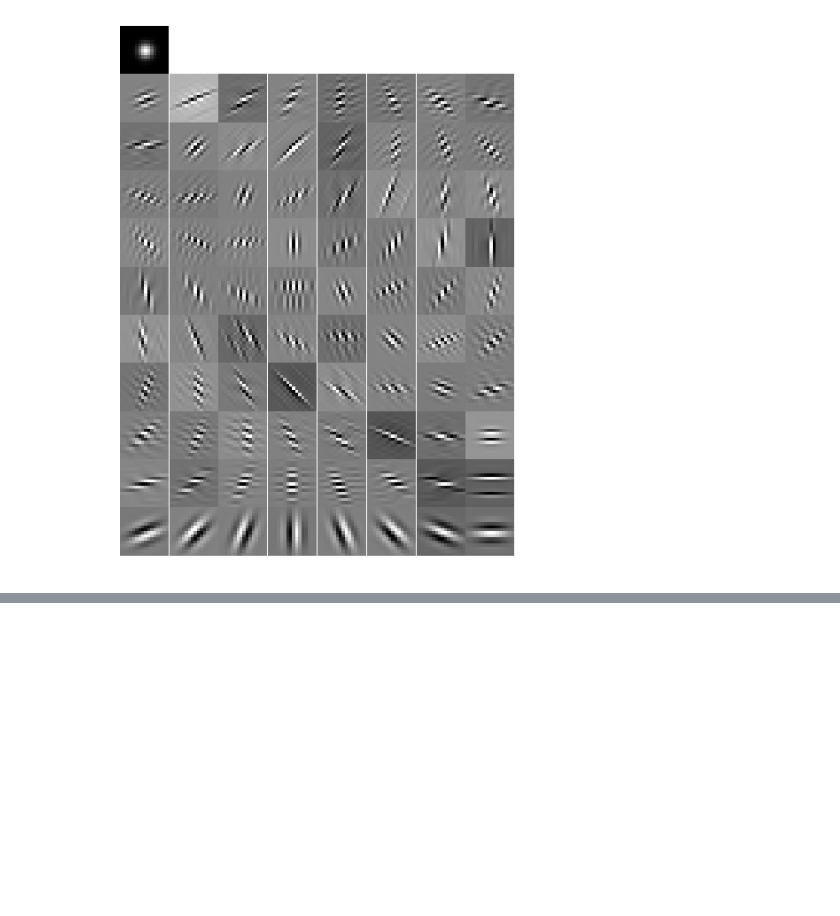
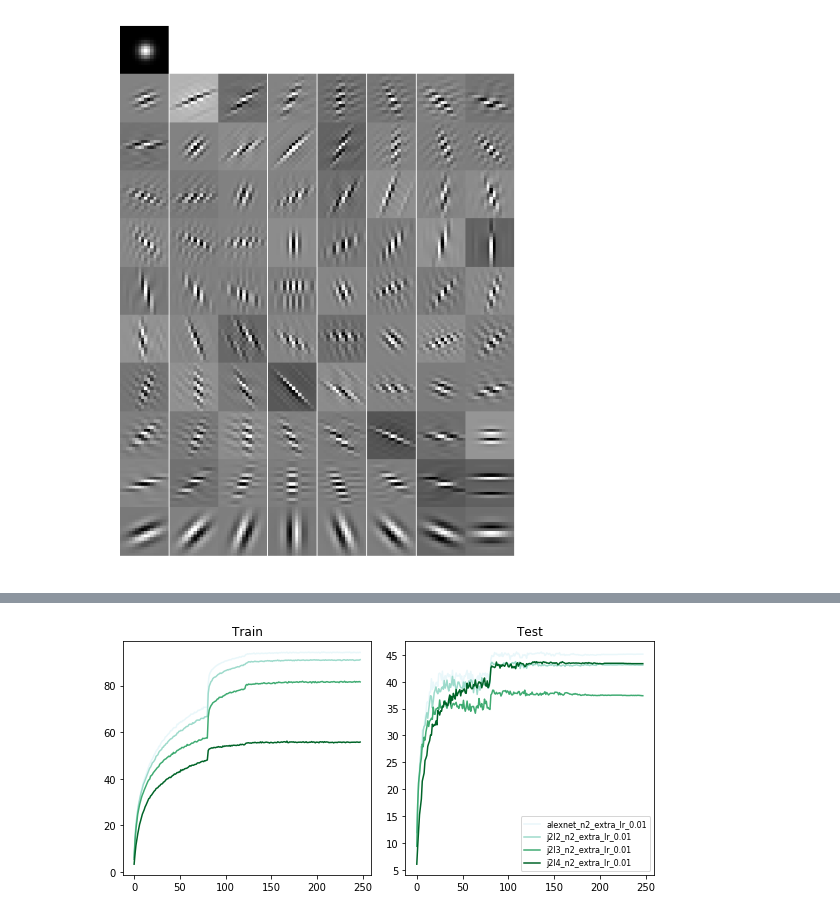
Before and after one commit to csinva/scattering-transform-experiments, a Jupyter notebook: visualize/summarize_logs.ipynb, the cells around one changed output, grey strips where cells are left out. Drawn from its saved outputs; the diff is of its cells as text; code cells hidden in the pictures; blank space fills up the shorter version.

```diff
--- a/visualize/summarize_logs.ipynb
+++ b/visualize/summarize_logs.ipynb
@@ -158,0 +194,6 @@ plt.show()
+# %%
+plot_train_val_curves([key for key in keys if 'lr_0.01' in key], results, color='continuous')
+plt.savefig(oj(out_dir, 'accs_n2.pdf'), dpi=600)
+plt.show()
+# %% [output]
+[figure, added]
```
Also changed, not shown: parts of 5 cells of this notebook, 35 other files.
